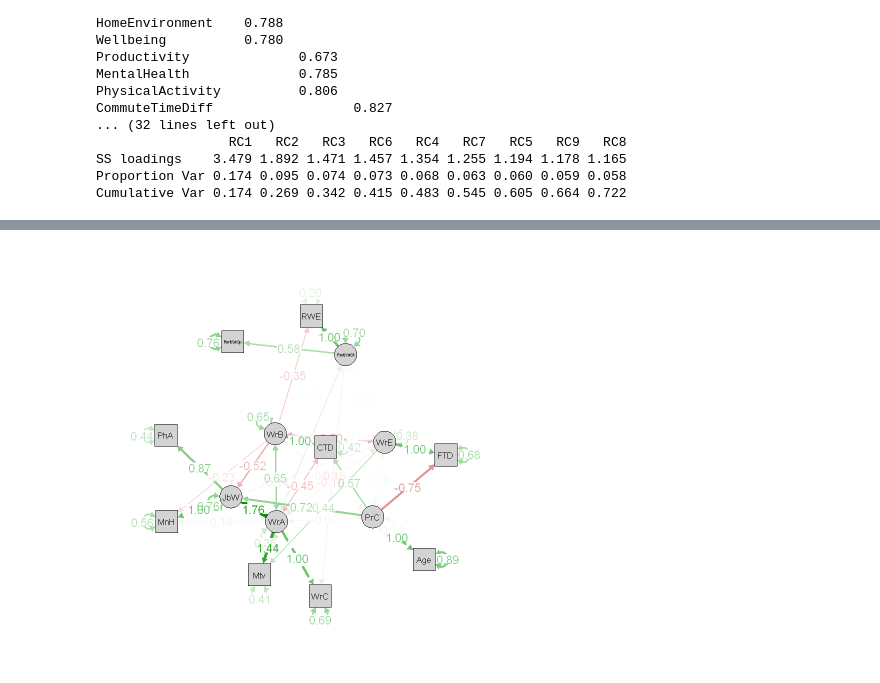
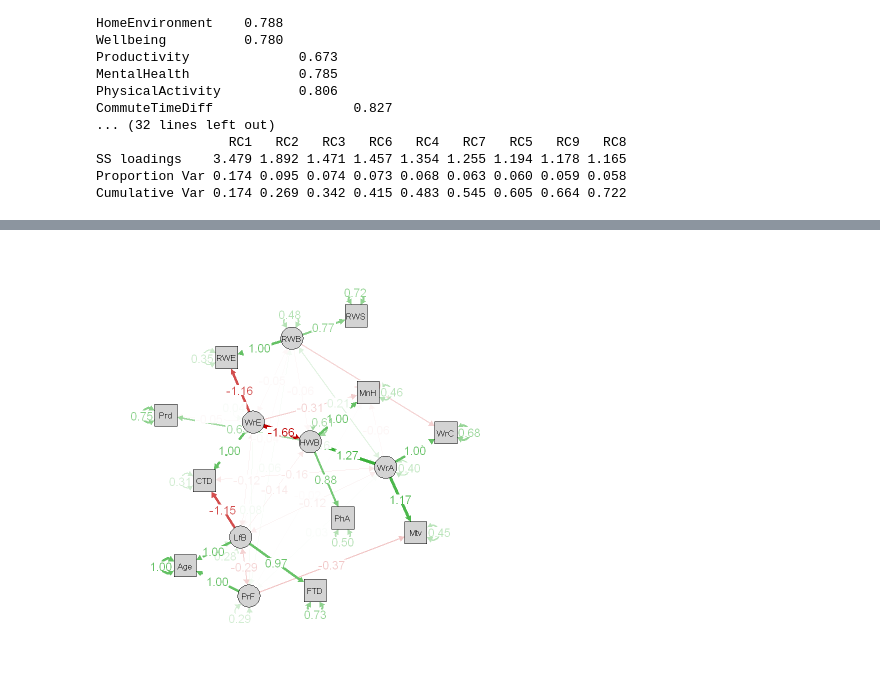
Before and after one commit to robertmackevic/dm-project, a Jupyter notebook: sem.ipynb, the cells around one changed output, grey strips where cells are left out. Drawn from its saved outputs; the diff is of its cells as text; code cells hidden in the pictures.

```diff
--- a/sem.ipynb
+++ b/sem.ipynb
@@ -70,18 +68,18 @@ Cumulative Var 0.174 0.269 0.342 0.415 0.483 0.545 0.605 0.664 0.722
 library(lavaan)
 
 model <- '
-  WorkAdaptability =~ WorkCompatibility + Motivation
-  JobWellbeing =~ MentalHealth + PhysicalActivity
-  RemoteWorkStructure =~ RemoteWorkExtent + RemoteWorkSupport + WorkCompatibility
-  WorkflexBalance =~ CommuteTimeDiff + RemoteWorkExtent
-  PersonalContext =~ Age + CommuteTimeDiff + FamilyTimeDiff
-  WorkEffectiveness =~ FamilyTimeDiff + Motivation
+  WorkAlignment =~ WorkCompatibility + Motivation
+  HolisticWellBeing =~ MentalHealth + PhysicalActivity + Productivity
+  RemoteWorkBenefits =~ RemoteWorkExtent + RemoteWorkSupport + WorkCompatibility
+  WorkEnvironment =~ CommuteTimeDiff + RemoteWorkExtent + Productivity
+  LifeBalance =~ Age + CommuteTimeDiff + FamilyTimeDiff
+  PersonalFactors =~ Age + Motivation
 
-  MentalHealth ~ WorkAdaptability + WorkflexBalance + WorkEffectiveness
+  MentalHealth ~ WorkAlignment + WorkEnvironment + PersonalFactors
 
-  JobWellbeing ~ WorkAdaptability + RemoteWorkStructure + WorkflexBalance + PersonalContext
+  HolisticWellBeing ~ WorkAlignment + RemoteWorkBenefits + WorkEnvironment + LifeBalance
 
-  WorkAdaptability ~~ CommuteTimeDiff
+  WorkAlignment ~~ CommuteTimeDiff
 '
 
 fit <- sem(model, data = data[numeric_columns])
@@ -188,20 +187,18 @@ A lavaan.data.frame: 47 × 9
 # %%
 library(semPlot)
 
-# semPaths(fit, whatLabels = "std", layout = "tree", edge.color = "black",
-#          title = TRUE, nCharNodes = 1)
-
 semPaths(
     object =fit,
-    what ="est",
+    what ="par",
     style ='ram',
     layout ="spring",
     rotation =1,
     sizeMan =5,
     sizeLat =5,
     color ="lightgray",
     edge.label.cex =1.2,
-    label.cex =1.2
+    label.cex =1.2,
+    nCharNodes = 3
 )
 # %% [output]
-[figure, old version]
+[figure, new version]
```
Also changed, not shown: parts of 3 cells of this notebook.
